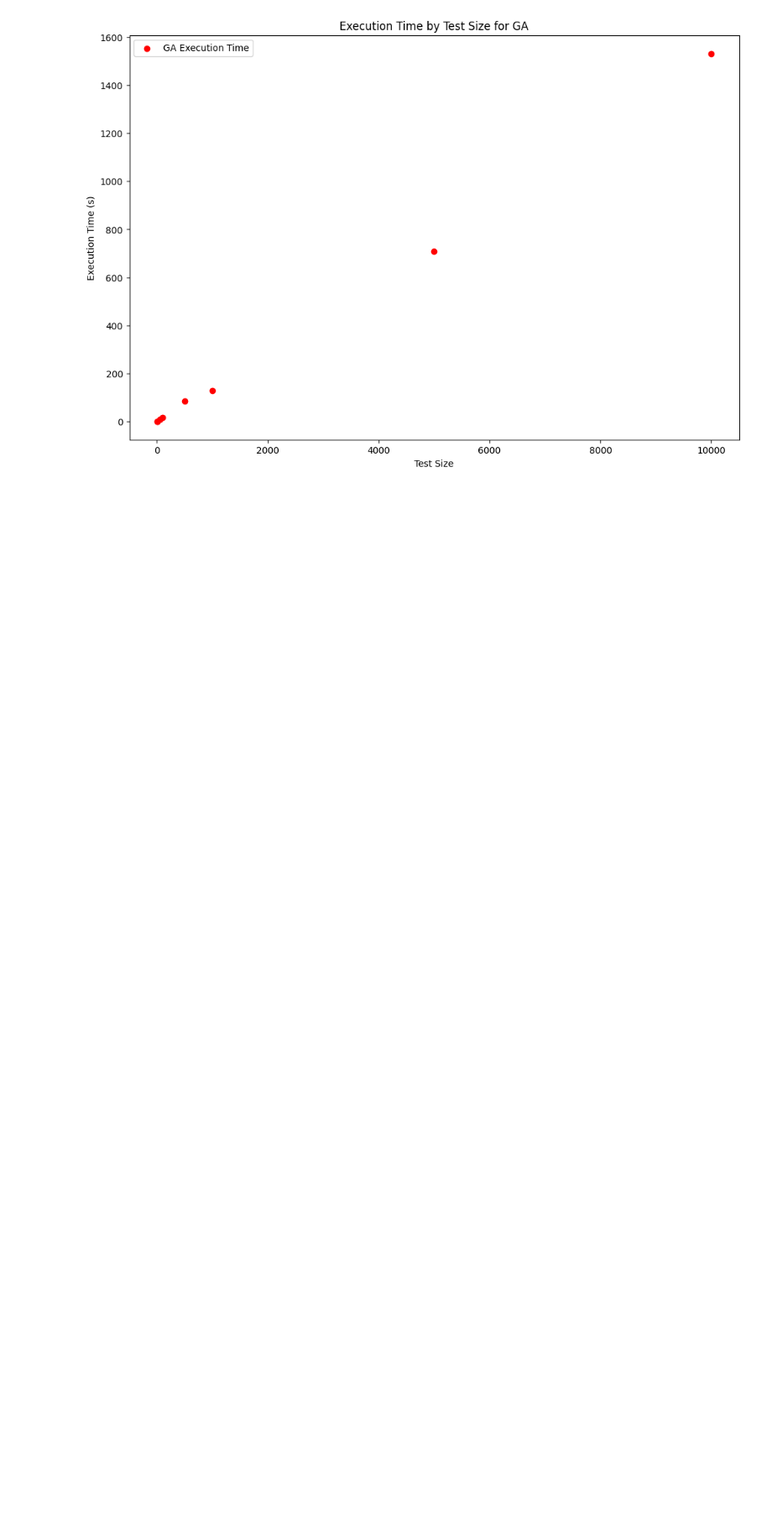
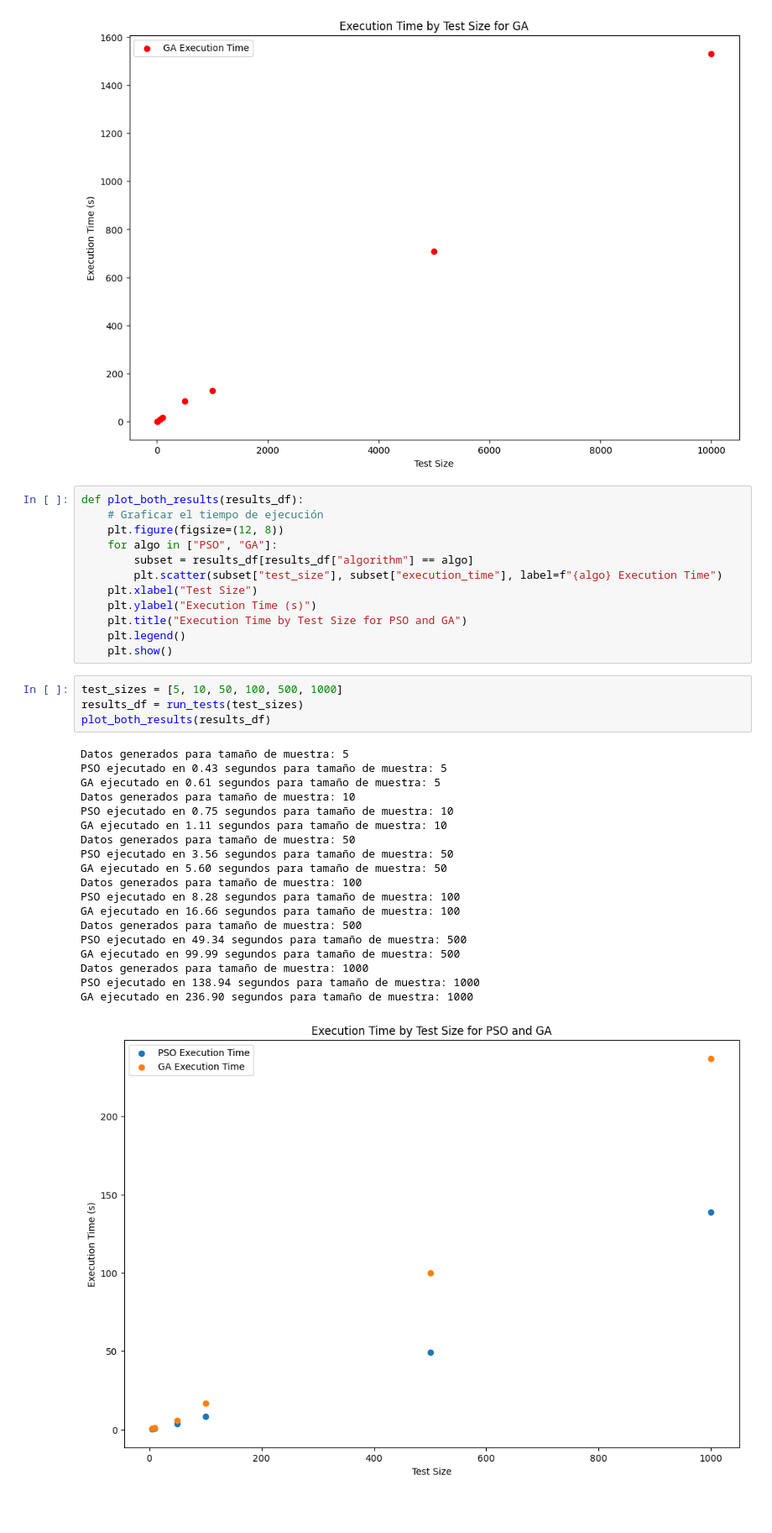
Before and after one commit to bl33h/particleSwarmDelivery, a Jupyter notebook: analysis.ipynb, the cells around one changed output. Shown at 84% size. Drawn from its saved outputs; the diff is of its cells as text; blank space fills up the shorter version.

Commit message:
[feat] one more graph

```diff
--- a/analysis.ipynb
+++ b/analysis.ipynb
@@ -90,5 +90,41 @@ PSO ejecutado en 938.62 segundos para tamaño de muestra: 10000
 GA ejecutado en 1531.52 segundos para tamaño de muestra: 10000
 [figure]
 [figure]
+# %%
+def plot_both_results(results_df):
+    # Graficar el tiempo de ejecución
+    plt.figure(figsize=(12, 8))
+    for algo in ["PSO", "GA"]:
+        subset = results_df[results_df["algorithm"] == algo]
+        plt.scatter(subset["test_size"], subset["execution_time"], label=f"{algo} Execution Time")
+    plt.xlabel("Test Size")
+    plt.ylabel("Execution Time (s)")
+    plt.title("Execution Time by Test Size for PSO and GA")
+    plt.legend()
+    plt.show()
+# %%
+test_sizes = [5, 10, 50, 100, 500, 1000]
+results_df = run_tests(test_sizes)
+plot_both_results(results_df)
+# %% [output]
+Datos generados para tamaño de muestra: 5
+PSO ejecutado en 0.43 segundos para tamaño de muestra: 5
+GA ejecutado en 0.61 segundos para tamaño de muestra: 5
+Datos generados para tamaño de muestra: 10
+PSO ejecutado en 0.75 segundos para tamaño de muestra: 10
+GA ejecutado en 1.11 segundos para tamaño de muestra: 10
+Datos generados para tamaño de muestra: 50
+PSO ejecutado en 3.56 segundos para tamaño de muestra: 50
+GA ejecutado en 5.60 segundos para tamaño de muestra: 50
+Datos generados para tamaño de muestra: 100
+PSO ejecutado en 8.28 segundos para tamaño de muestra: 100
+GA ejecutado en 16.66 segundos para tamaño de muestra: 100
+Datos generados para tamaño de muestra: 500
+PSO ejecutado en 49.34 segundos para tamaño de muestra: 500
+GA ejecutado en 99.99 segundos para tamaño de muestra: 500
+Datos generados para tamaño de muestra: 1000
+PSO ejecutado en 138.94 segundos para tamaño de muestra: 1000
+GA ejecutado en 236.90 segundos para tamaño de muestra: 1000
+[figure, added]
 # %% [markdown]
 #
```
Also changed, not shown: 4 other files.
